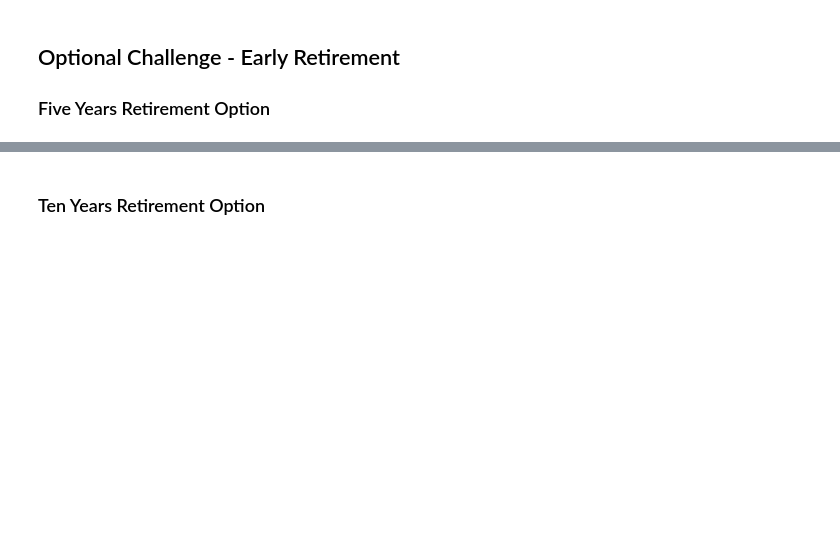
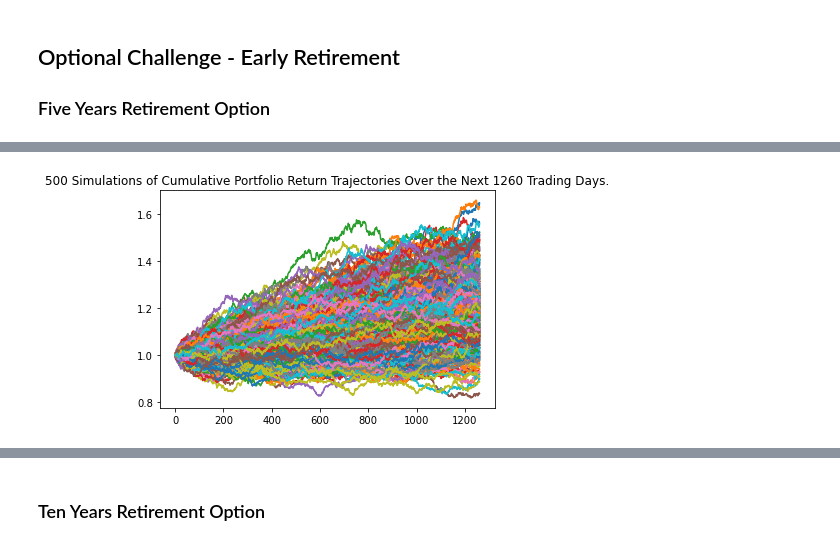
Before and after one commit to malrepos/Assignment---Module-05, a Jupyter notebook: financial-planner.ipynb, the cells around one changed output, grey strips where cells are left out. Cells and saved outputs as stored; diff of their text form; code cells hidden in the pictures; blank space fills up the shorter version.

```diff
--- a/financial-planner.ipynb
+++ b/financial-planner.ipynb
@@ -431,4 +428,12 @@ There is a 95% chance that an initial investment of $30000.0 in the portfolio ov
 
 
 ### Five Years Retirement Option
+# %%
+# Configuring a Monte Carlo simulation to forecast 5 years cumulative returns
+portfolio_fiveyear_risk = MCSimulation(
+    portfolio_data = df_portfolio_year,
+    weights = [.80,.20],
+    num_simulation = 500,
+    num_trading_days = 252*5
+)
 # %%
@@ -440,5 +484,7 @@ There is a 95% chance that an initial investment of $30000.0 in the portfolio ov
 # %%
 # Plot simulation outcomes
-# YOUR CODE HERE!
+line_plot = portfolio_fiveyear_risk.plot_simulation()
+# %% [output]
+[figure, added]
 # %%
 # Plot probability distribution and confidence intervals
```
Also changed, not shown: parts of 24 cells of this notebook.
